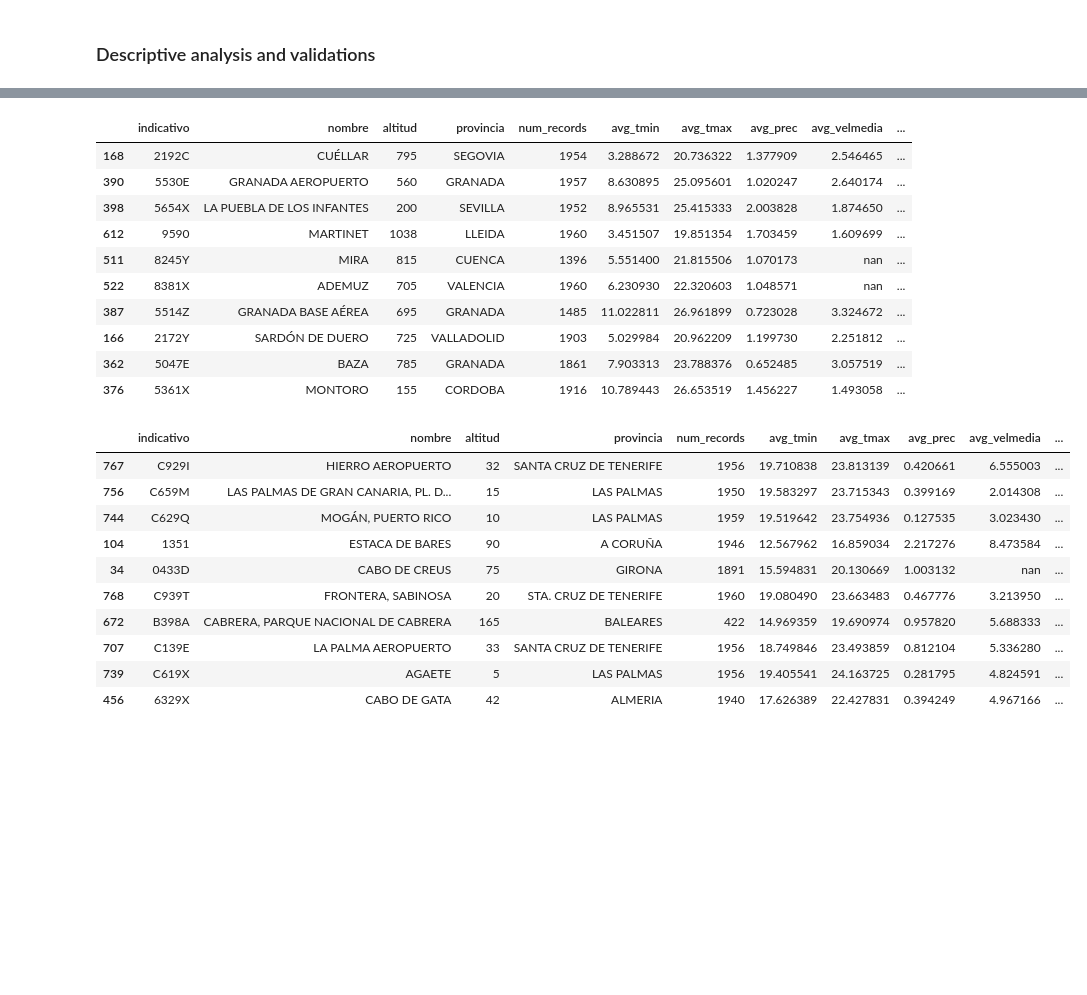
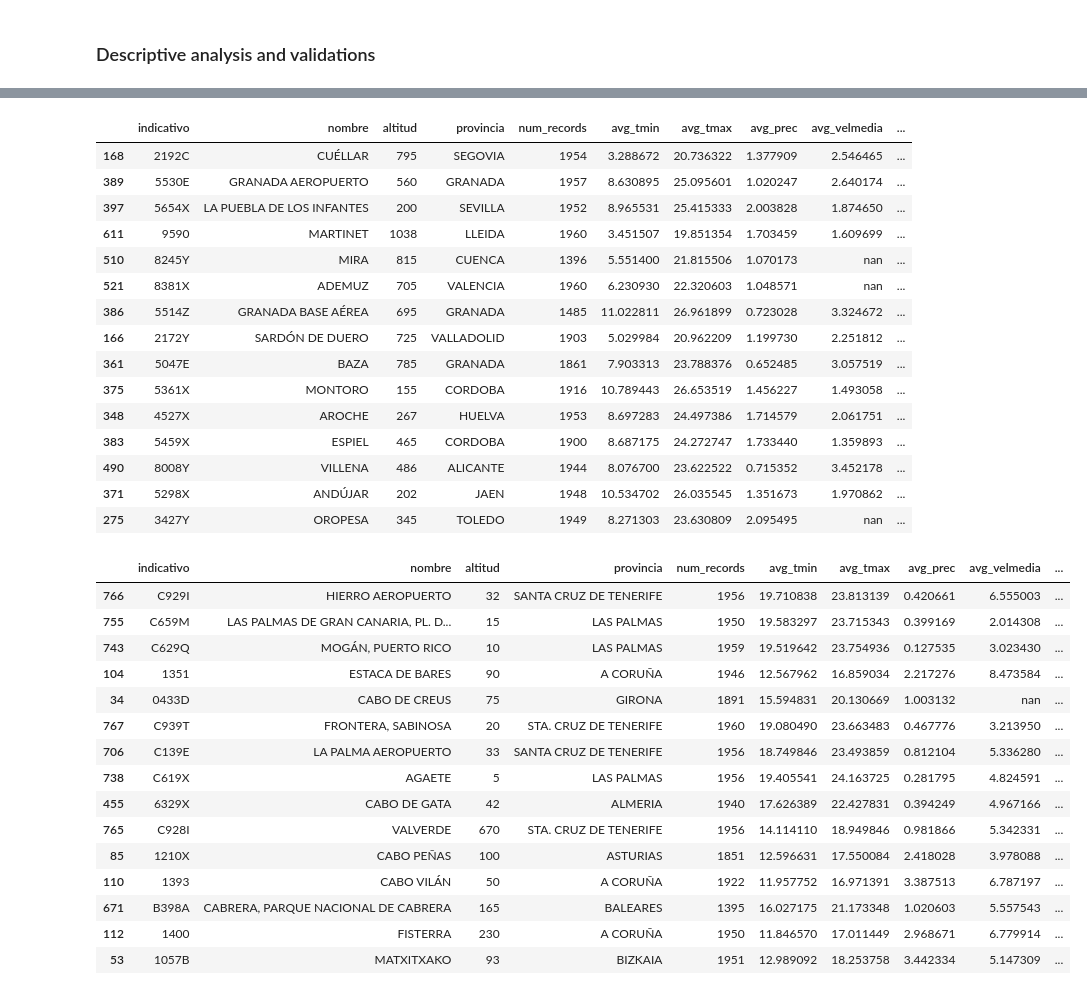
Before and after one commit to reddgr/energy-price-forecasting-in-power-grids, a Jupyter notebook: notebooks/07_weather_stats.ipynb, the cells around one changed output, grey strips where cells are left out. Drawn from its saved outputs; the diff is of its cells as text; code cells hidden in the pictures; blank space fills up the shorter version.

```diff
--- a/notebooks/07_weather_stats.ipynb
+++ b/notebooks/07_weather_stats.ipynb
@@ -377,7 +438,7 @@ display(
 # %%
 # Highest daily temperature range (avg_tmax - avg_tmin)
 stations_df["avg_temp_range"] = stations_df["avg_tmax"] - stations_df["avg_tmin"]
-highest_temp_range = stations_df.sort_values("avg_temp_range", ascending=False).head(10)
+highest_temp_range = stations_df.sort_values("avg_temp_range", ascending=False).head(15)
 display(
     highest_temp_range.style
     .set_properties(subset=["avg_temp_range"], **{"background-color": "#e9430c", "color": "black"})
@@ -385,37 +446,47 @@ display(
 # %% [output]
 |  | indicativo | nombre | altitud | provincia | num_records | avg_tmin | avg_tmax | avg_prec | avg_velmedia | ... |
 | 168 | 2192C | CUÉLLAR | 795 | SEGOVIA | 1954 | 3.288672 | 20.736322 | 1.377909 | 2.546465 | ... |
-| 390 | 5530E | GRANADA AEROPUERTO | 560 | GRANADA | 1957 | 8.630895 | 25.095601 | 1.020247 | 2.640174 | ... |
-| 398 | 5654X | LA PUEBLA DE LOS INFANTES | 200 | SEVILLA | 1952 | 8.965531 | 25.415333 | 2.003828 | 1.874650 | ... |
-| 612 | 9590 | MARTINET | 1038 | LLEIDA | 1960 | 3.451507 | 19.851354 | 1.703459 | 1.609699 | ... |
-| 511 | 8245Y | MIRA | 815 | CUENCA | 1396 | 5.551400 | 21.815506 | 1.070173 | nan | ... |
-| 522 | 8381X | ADEMUZ | 705 | VALENCIA | 1960 | 6.230930 | 22.320603 | 1.048571 | nan | ... |
-| 387 | 5514Z | GRANADA BASE AÉREA | 695 | GRANADA | 1485 | 11.022811 | 26.961899 | 0.723028 | 3.324672 | ... |
+| 389 | 5530E | GRANADA AEROPUERTO | 560 | GRANADA | 1957 | 8.630895 | 25.095601 | 1.020247 | 2.640174 | ... |
+| 397 | 5654X | LA PUEBLA DE LOS INFANTES | 200 | SEVILLA | 1952 | 8.965531 | 25.415333 | 2.003828 | 1.874650 | ... |
+| 611 | 9590 | MARTINET | 1038 | LLEIDA | 1960 | 3.451507 | 19.851354 | 1.703459 | 1.609699 | ... |
+| 510 | 8245Y | MIRA | 815 | CUENCA | 1396 | 5.551400 | 21.815506 | 1.070173 | nan | ... |
+| 521 | 8381X | ADEMUZ | 705 | VALENCIA | 1960 | 6.230930 | 22.320603 | 1.048571 | nan | ... |
+| 386 | 5514Z | GRANADA BASE AÉREA | 695 | GRANADA | 1485 | 11.022811 | 26.961899 | 0.723028 | 3.324672 | ... |
 | 166 | 2172Y | SARDÓN DE DUERO | 725 | VALLADOLID | 1903 | 5.029984 | 20.962209 | 1.199730 | 2.251812 | ... |
-| 362 | 5047E | BAZA | 785 | GRANADA | 1861 | 7.903313 | 23.788376 | 0.652485 | 3.057519 | ... |
-| 376 | 5361X | MONTORO | 155 | CORDOBA | 1916 | 10.789443 | 26.653519 | 1.456227 | 1.493058 | ... |
+| 361 | 5047E | BAZA | 785 | GRANADA | 1861 | 7.903313 | 23.788376 | 0.652485 | 3.057519 | ... |
+| 375 | 5361X | MONTORO | 155 | CORDOBA | 1916 | 10.789443 | 26.653519 | 1.456227 | 1.493058 | ... |
+| 348 | 4527X | AROCHE | 267 | HUELVA | 1953 | 8.697283 | 24.497386 | 1.714579 | 2.061751 | ... |
+| 383 | 5459X | ESPIEL | 465 | CORDOBA | 1900 | 8.687175 | 24.272747 | 1.733440 | 1.359893 | ... |
+| 490 | 8008Y | VILLENA | 486 | ALICANTE | 1944 | 8.076700 | 23.622522 | 0.715352 | 3.452178 | ... |
+| 371 | 5298X | ANDÚJAR | 202 | JAEN | 1948 | 10.534702 | 26.035545 | 1.351673 | 1.970862 | ... |
+| 275 | 3427Y | OROPESA | 345 | TOLEDO | 1949 | 8.271303 | 23.630809 | 2.095495 | nan | ... |
 # %%
 # Lowest daily temperature range (avg_tmax - avg_tmin)
 lowest_temp_range = (
     stations_df.dropna(subset=["avg_temp_range"])
     .sort_values("avg_temp_range", ascending=True)
-    .head(10)
+    .head(15)
 )
 display(
     lowest_temp_range.style.set_properties(subset=["avg_temp_range"], **{"background-color": "#99e699", "color": "black"})
 )
 # %% [output]
 |  | indicativo | nombre | altitud | provincia | num_records | avg_tmin | avg_tmax | avg_prec | avg_velmedia | ... |
-| 767 | C929I | HIERRO AEROPUERTO | 32 | SANTA CRUZ DE TENERIFE | 1956 | 19.710838 | 23.813139 | 0.420661 | 6.555003 | ... |
-| 756 | C659M | LAS PALMAS DE GRAN CANARIA, PL. D... | 15 | LAS PALMAS | 1950 | 19.583297 | 23.715343 | 0.399169 | 2.014308 | ... |
-| 744 | C629Q | MOGÁN, PUERTO RICO | 10 | LAS PALMAS | 1959 | 19.519642 | 23.754936 | 0.127535 | 3.023430 | ... |
+| 766 | C929I | HIERRO AEROPUERTO | 32 | SANTA CRUZ DE TENERIFE | 1956 | 19.710838 | 23.813139 | 0.420661 | 6.555003 | ... |
+| 755 | C659M | LAS PALMAS DE GRAN CANARIA, PL. D... | 15 | LAS PALMAS | 1950 | 19.583297 | 23.715343 | 0.399169 | 2.014308 | ... |
+| 743 | C629Q | MOGÁN, PUERTO RICO | 10 | LAS PALMAS | 1959 | 19.519642 | 23.754936 | 0.127535 | 3.023430 | ... |
 | 104 | 1351 | ESTACA DE BARES | 90 | A CORUÑA | 1946 | 12.567962 | 16.859034 | 2.217276 | 8.473584 | ... |
 | 34 | 0433D | CABO DE CREUS | 75 | GIRONA | 1891 | 15.594831 | 20.130669 | 1.003132 | nan | ... |
-| 768 | C939T | FRONTERA, SABINOSA | 20 | STA. CRUZ DE TENERIFE | 1960 | 19.080490 | 23.663483 | 0.467776 | 3.213950 | ... |
-| 672 | B398A | CABRERA, PARQUE NACIONAL DE CABRERA | 165 | BALEARES | 422 | 14.969359 | 19.690974 | 0.957820 | 5.688333 | ... |
-| 707 | C139E | LA PALMA AEROPUERTO | 33 | SANTA CRUZ DE TENERIFE | 1956 | 18.749846 | 23.493859 | 0.812104 | 5.336280 | ... |
-| 739 | C619X | AGAETE | 5 | LAS PALMAS | 1956 | 19.405541 | 24.163725 | 0.281795 | 4.824591 | ... |
-| 456 | 6329X | CABO DE GATA | 42 | ALMERIA | 1940 | 17.626389 | 22.427831 | 0.394249 | 4.967166 | ... |
+| 767 | C939T | FRONTERA, SABINOSA | 20 | STA. CRUZ DE TENERIFE | 1960 | 19.080490 | 23.663483 | 0.467776 | 3.213950 | ... |
+| 706 | C139E | LA PALMA AEROPUERTO | 33 | SANTA CRUZ DE TENERIFE | 1956 | 18.749846 | 23.493859 | 0.812104 | 5.336280 | ... |
+| 738 | C619X | AGAETE | 5 | LAS PALMAS | 1956 | 19.405541 | 24.163725 | 0.281795 | 4.824591 | ... |
+| 455 | 6329X | CABO DE GATA | 42 | ALMERIA | 1940 | 17.626389 | 22.427831 | 0.394249 | 4.967166 | ... |
+| 765 | C928I | VALVERDE | 670 | STA. CRUZ DE TENERIFE | 1956 | 14.114110 | 18.949846 | 0.981866 | 5.342331 | ... |
+| 85 | 1210X | CABO PEÑAS | 100 | ASTURIAS | 1851 | 12.596631 | 17.550084 | 2.418028 | 3.978088 | ... |
+| 110 | 1393 | CABO VILÁN | 50 | A CORUÑA | 1922 | 11.957752 | 16.971391 | 3.387513 | 6.787197 | ... |
+| 671 | B398A | CABRERA, PARQUE NACIONAL DE CABRERA | 165 | BALEARES | 1395 | 16.027175 | 21.173348 | 1.020603 | 5.557543 | ... |
+| 112 | 1400 | FISTERRA | 230 | A CORUÑA | 1950 | 11.846570 | 17.011449 | 2.968671 | 6.779914 | ... |
+| 53 | 1057B | MATXITXAKO | 93 | BIZKAIA | 1951 | 12.989092 | 18.253758 | 3.442334 | 5.147309 | ... |
 # %%
 # Lowest daily temperature range (avg_tmax - avg_tmin) excluding Canary Islands
 lowest_temp_range_no_canary = (
```
Also changed, not shown: parts of 16 cells of this notebook.
